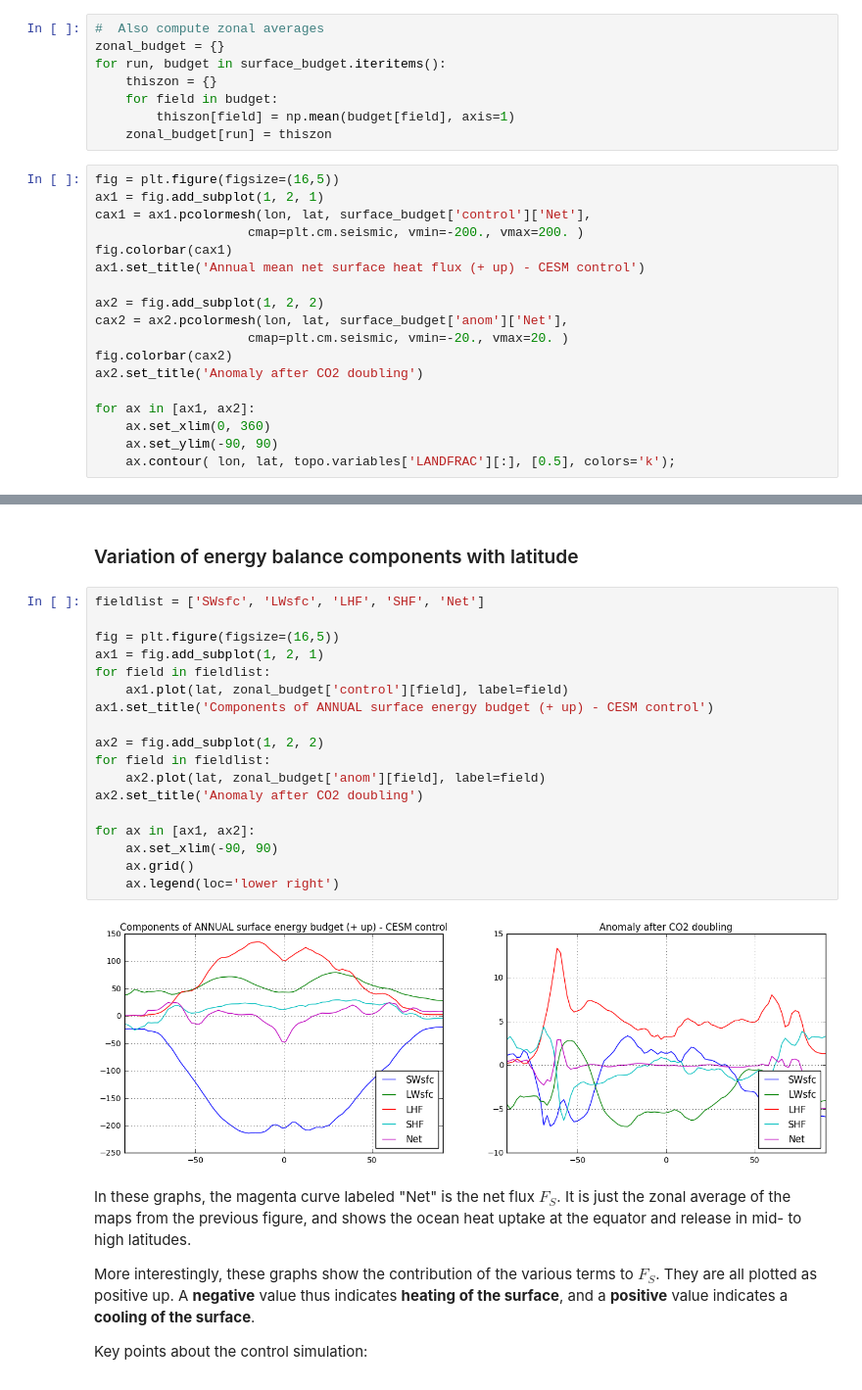
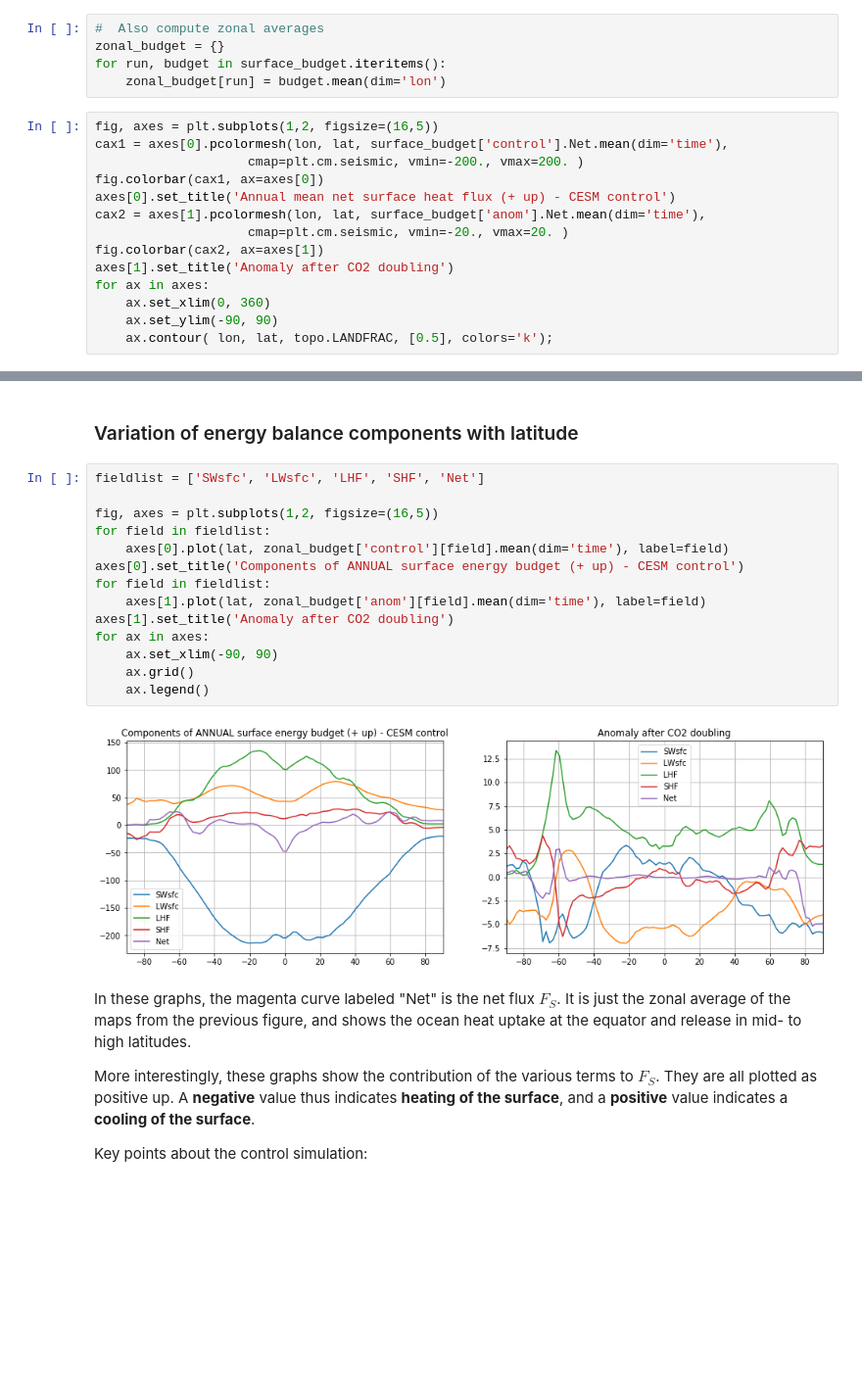
Before and after one commit to brian-rose/ClimateModeling_courseware, a Jupyter notebook: Lectures/Lecture19 -- The surface energy balance.ipynb, the cells around one changed output, grey strips where cells are left out. Shown at 98% size. Cells and saved outputs as stored; diff of their text form; blank space fills up the shorter version.

```diff
--- a/Lectures/Lecture19 -- The surface energy balance.ipynb
+++ b/Lectures/Lecture19 -- The surface energy balance.ipynb
@@ -129,26 +124,19 @@ surface_budget['anom'] = anom
 #  Also compute zonal averages
 zonal_budget = {}
 for run, budget in surface_budget.iteritems():
-    thiszon = {}
-    for field in budget:
-        thiszon[field] = np.mean(budget[field], axis=1)
-    zonal_budget[run] = thiszon
+    zonal_budget[run] = budget.mean(dim='lon')
 # %%
-fig = plt.figure(figsize=(16,5))
-ax1 = fig.add_subplot(1, 2, 1)
-cax1 = ax1.pcolormesh(lon, lat, surface_budget['control']['Net'],
+fig, axes = plt.subplots(1,2, figsize=(16,5))
+cax1 = axes[0].pcolormesh(lon, lat, surface_budget['control'].Net.mean(dim='time'),
                     cmap=plt.cm.seismic, vmin=-200., vmax=200. )
-fig.colorbar(cax1)
-ax1.set_title('Annual mean net surface heat flux (+ up) - CESM control')
-
-ax2 = fig.add_subplot(1, 2, 2)
-cax2 = ax2.pcolormesh(lon, lat, surface_budget['anom']['Net'],
+fig.colorbar(cax1, ax=axes[0])
+axes[0].set_title('Annual mean net surface heat flux (+ up) - CESM control')
+cax2 = axes[1].pcolormesh(lon, lat, surface_budget['anom'].Net.mean(dim='time'),
                     cmap=plt.cm.seismic, vmin=-20., vmax=20. )
-fig.colorbar(cax2)
-ax2.set_title('Anomaly after CO2 doubling')
-
-for ax in [ax1, ax2]:
+fig.colorbar(cax2, ax=axes[1])
+axes[1].set_title('Anomaly after CO2 doubling')
+for ax in axes:
     ax.set_xlim(0, 360)
     ax.set_ylim(-90, 90)
-    ax.contour( lon, lat, topo.variables['LANDFRAC'][:], [0.5], colors='k');
+    ax.contour( lon, lat, topo.LANDFRAC, [0.5], colors='k');
 # %% [output]
@@ -177,23 +165,19 @@ Some notable points about the control state:
 # %%
 fieldlist = ['SWsfc', 'LWsfc', 'LHF', 'SHF', 'Net']
 
-fig = plt.figure(figsize=(16,5))
-ax1 = fig.add_subplot(1, 2, 1)
+fig, axes = plt.subplots(1,2, figsize=(16,5))
 for field in fieldlist:
-    ax1.plot(lat, zonal_budget['control'][field], label=field)
-ax1.set_title('Components of ANNUAL surface energy budget (+ up) - CESM control')
-
-ax2 = fig.add_subplot(1, 2, 2)
+    axes[0].plot(lat, zonal_budget['control'][field].mean(dim='time'), label=field)
+axes[0].set_title('Components of ANNUAL surface energy budget (+ up) - CESM control')
 for field in fieldlist:
-    ax2.plot(lat, zonal_budget['anom'][field], label=field)
-ax2.set_title('Anomaly after CO2 doubling')
-
-for ax in [ax1, ax2]:
+    axes[1].plot(lat, zonal_budget['anom'][field].mean(dim='time'), label=field)
+axes[1].set_title('Anomaly after CO2 doubling')
+for ax in axes:
     ax.set_xlim(-90, 90)
     ax.grid()
-    ax.legend(loc='lower right')
+    ax.legend()
 # %% [output]
-[figure, old version]
+[figure, new version]
 # %% [markdown]
 In these graphs, the magenta curve labeled "Net" is the net flux $F_S$. It is just the zonal average of the maps from the previous figure, and shows the ocean heat uptake at the equator and release in mid- to high latitudes.
 
```
Also changed, not shown: parts of 17 cells of this notebook.
